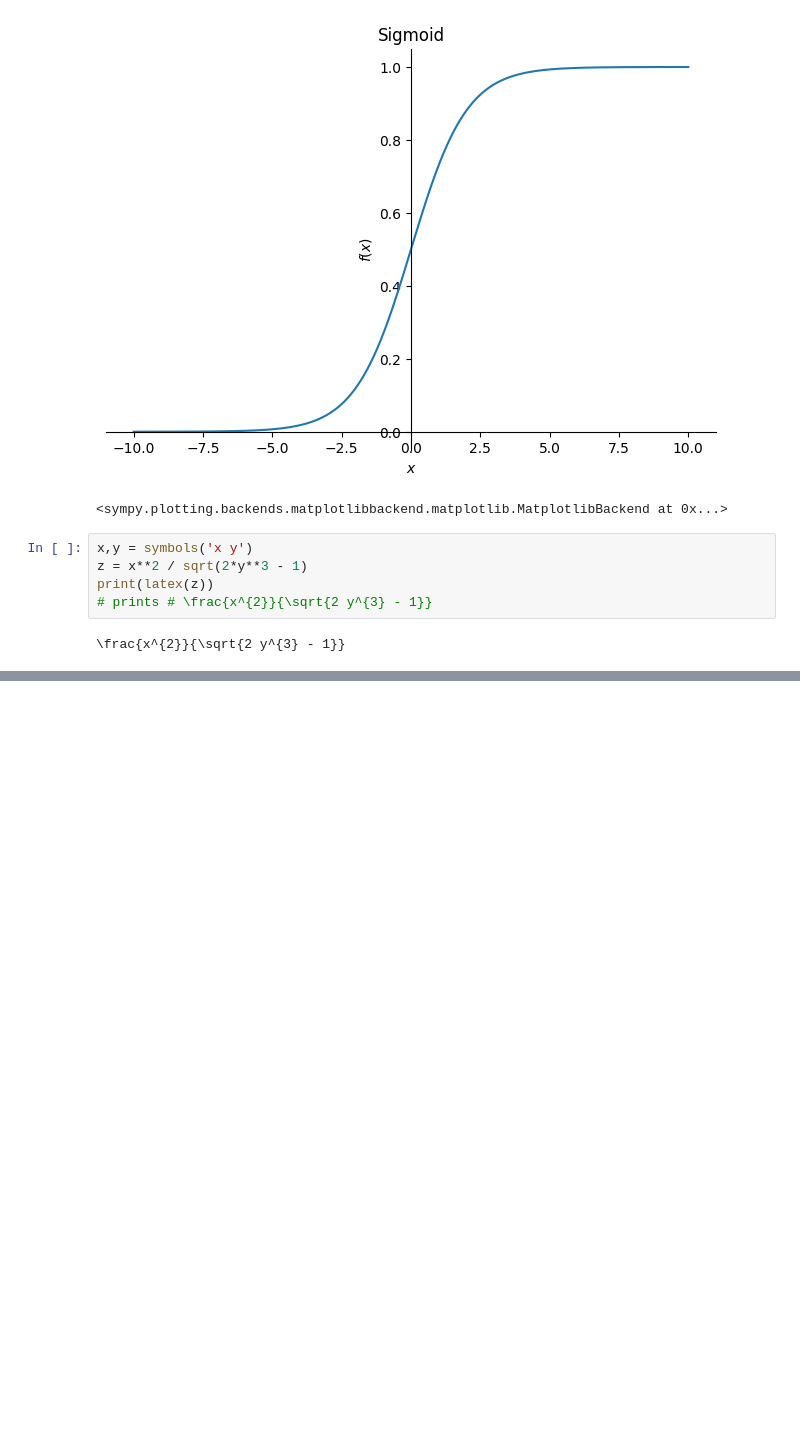
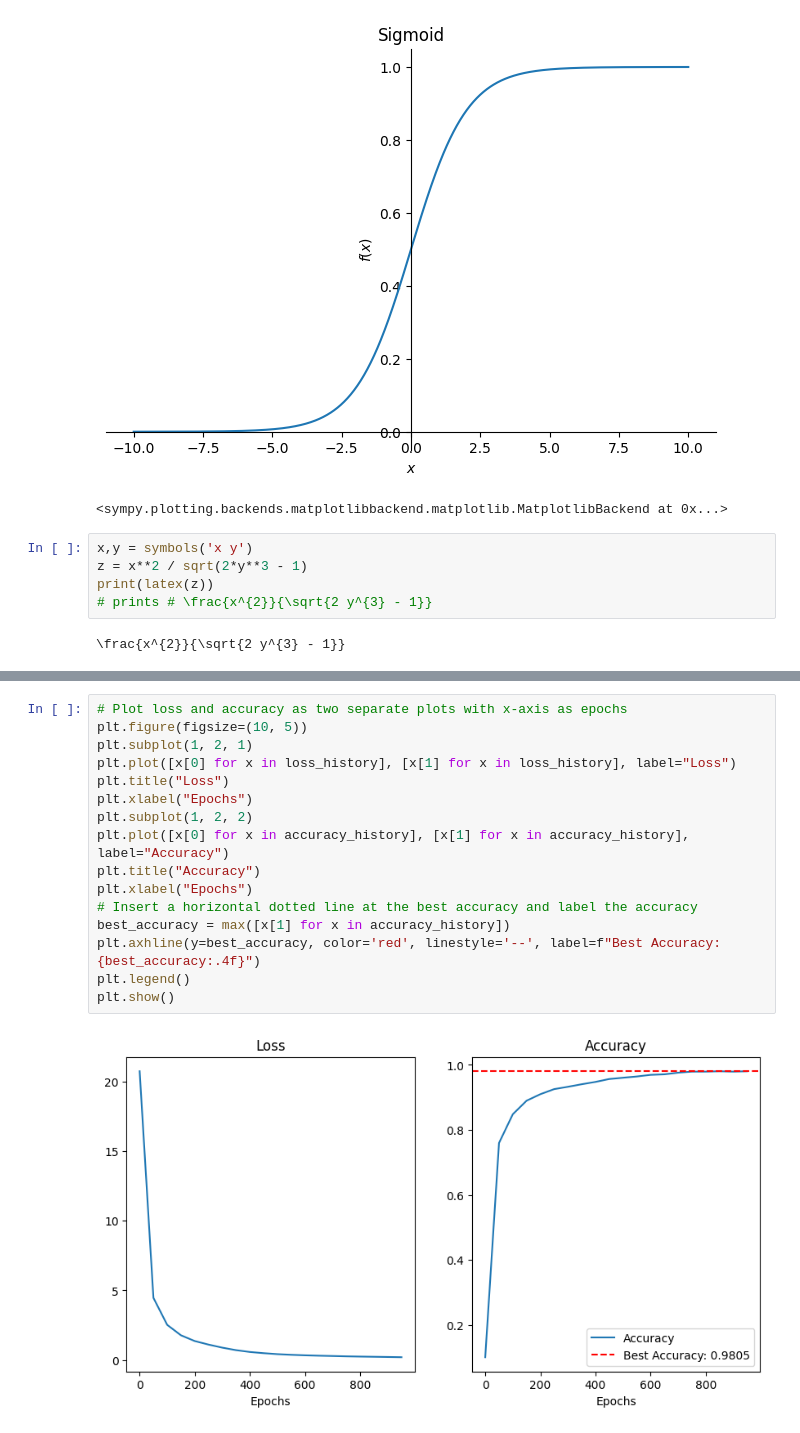
Before and after one commit to yixin0829/ds-launchpad, a Jupyter notebook: deep-learning/ann.ipynb, the cells around one changed output, grey strips where cells are left out. Saved outputs shown, nothing was run; the diff lists cells and outputs as text; blank space fills up the shorter version.

```diff
--- a/deep-learning/ann.ipynb
+++ b/deep-learning/ann.ipynb
@@ -33,0 +186,18 @@ print(latex(z))
+# %%
+# Plot loss and accuracy as two separate plots with x-axis as epochs
+plt.figure(figsize=(10, 5))
+plt.subplot(1, 2, 1)
+plt.plot([x[0] for x in loss_history], [x[1] for x in loss_history], label="Loss")
+plt.title("Loss")
+plt.xlabel("Epochs")
+plt.subplot(1, 2, 2)
+plt.plot([x[0] for x in accuracy_history], [x[1] for x in accuracy_history], label="Accuracy")
+plt.title("Accuracy")
+plt.xlabel("Epochs")
+# Insert a horizontal dotted line at the best accuracy and label the accuracy
+best_accuracy = max([x[1] for x in accuracy_history])
+plt.axhline(y=best_accuracy, color='red', linestyle='--', label=f"Best Accuracy: {best_accuracy:.4f}")
+plt.legend()
+plt.show()
+# %% [output]
+[figure, added]
```
Also changed, not shown: parts of 4 cells of this notebook, 2 other files.
